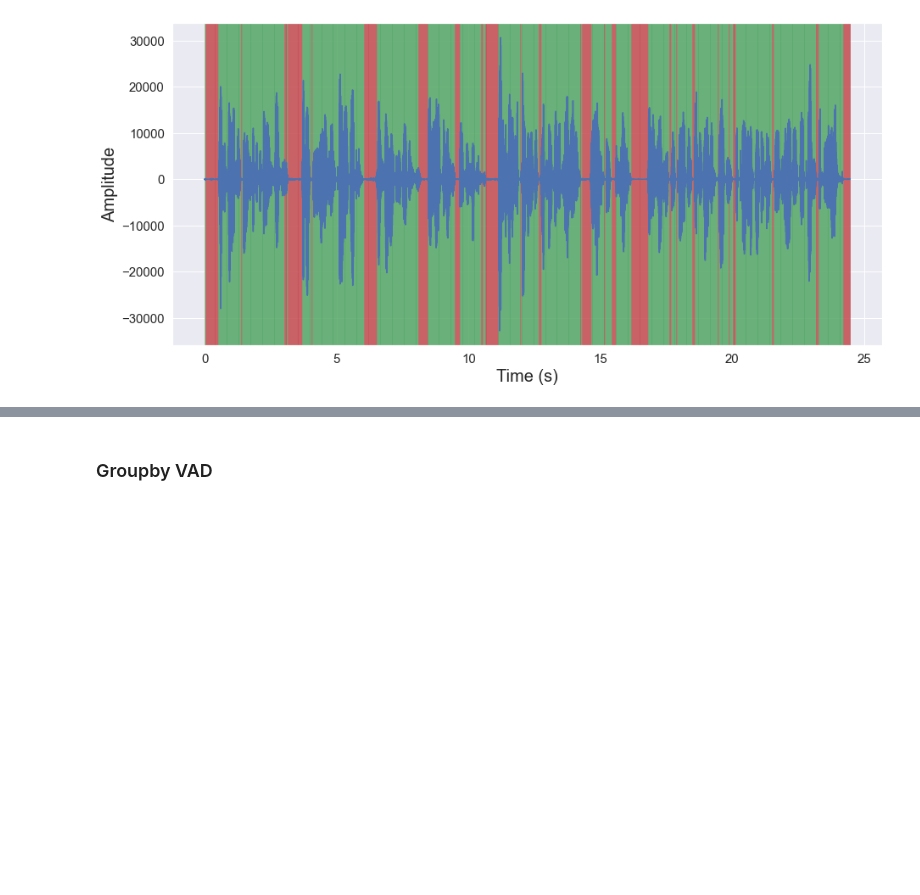
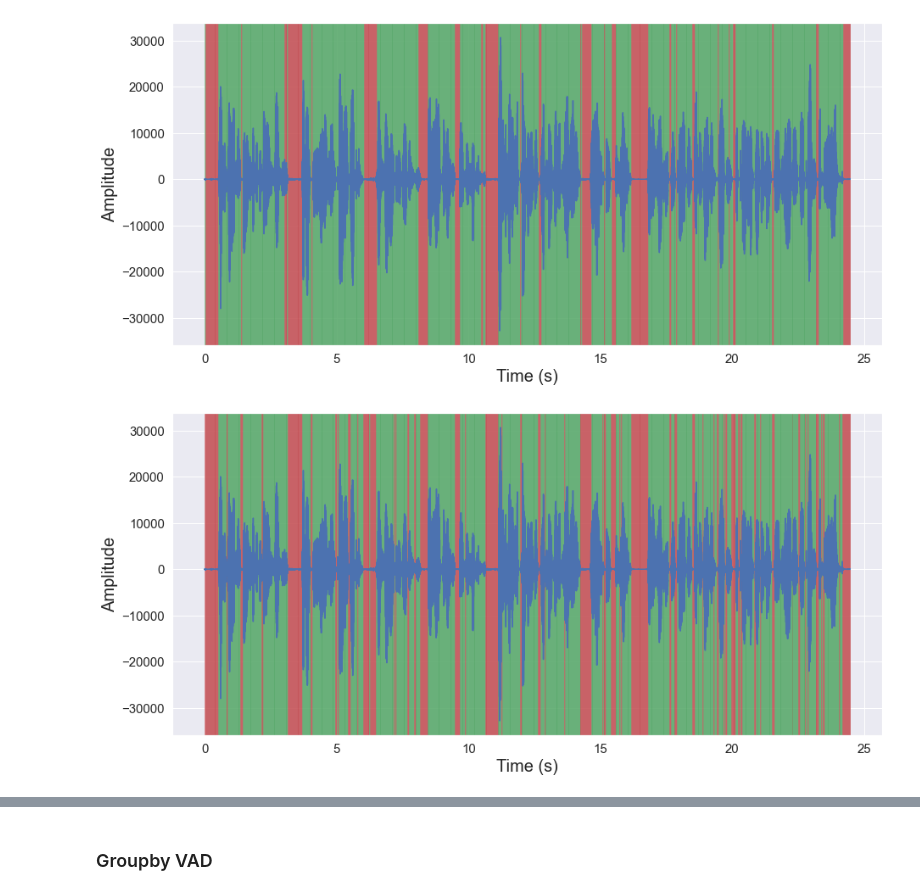
Before and after one commit to mesolitica/malaya-speech, a Jupyter notebook: example/vad/load-vad.ipynb, the cells around one changed output, grey strips where cells are left out. Saved outputs shown, nothing was run; the diff lists cells and outputs as text; code cells hidden in the pictures; blank space fills up the shorter version.

````diff
--- a/example/vad/load-vad.ipynb
+++ b/example/vad/load-vad.ipynb
@@ -72,5 +81,6 @@ def frames(
     """
 ```
 # %%
+%%time
+
 frames = list(malaya_speech.utils.generator.frames(y, 30, sr))
-frames = [(frame, vad(frame)) for frame in frames]
@@ -89,0 +97,4 @@ frames[:10]
+# %%
+%%time
+
+frames_deep = [(frame, model(malaya_speech.utils.astype.int_to_float(frame))) for frame in frames]
@@ -96,2 +138,6 @@ malaya_speech.extra.visualization.visualize_vad(y, frames, sr)
 # %% [output]
 [figure]
+# %%
+malaya_speech.extra.visualization.visualize_vad(y, frames_deep, sr)
+# %% [output]
+[figure, added]
````
Also changed, not shown: parts of 32 cells of this notebook, 11 other files.
